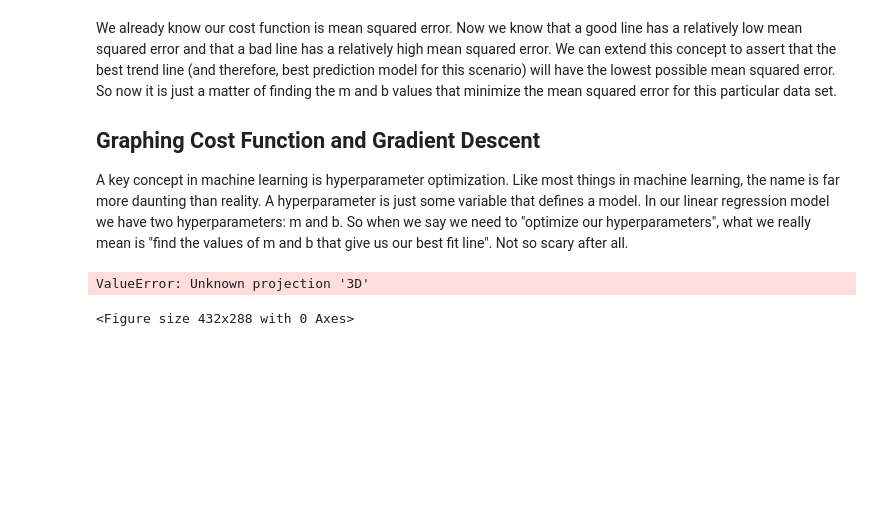
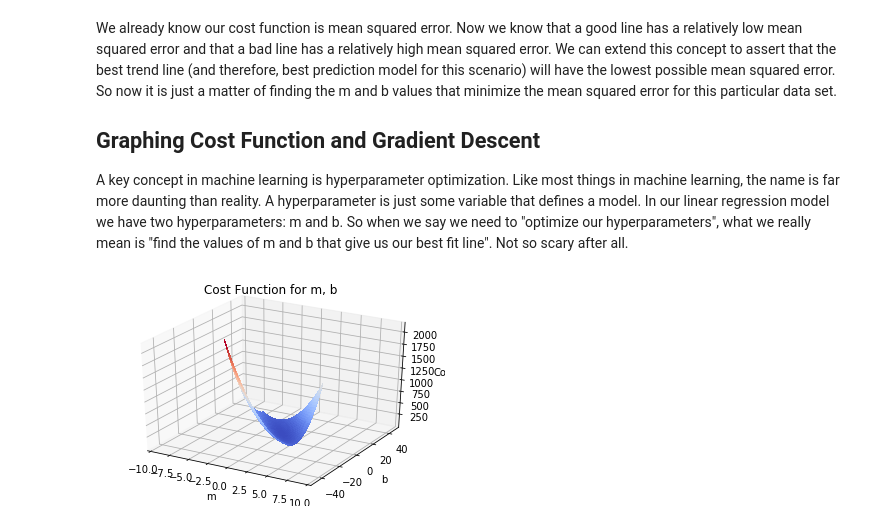
Before and after one commit to jaymztheking/Machine_Learning_Primer, a Jupyter notebook: Machine_Learning_Basics.ipynb, the cells around one changed output. Cells and saved outputs as stored; diff of their text form; code cells hidden in the pictures; blank space fills up the shorter version.

Commit message:
Add 3D cost plot to NB

```diff
--- a/Machine_Learning_Basics.ipynb
+++ b/Machine_Learning_Basics.ipynb
@@ -167,22 +167,28 @@ A key concept in machine learning is hyperparameter optimization.  Like most thi
 # %%
 %matplotlib inline
 import matplotlib.pyplot as pp
+from mpl_toolkits.mplot3d import Axes3D
+from matplotlib import cm
 import numpy as np
 
 
-m = np.linspace(-4, 4, 30)
-b = np.linspace(-20, 21, 30)
+m = np.arange(-4, 4, 0.25)
+b = np.arange(-20, 21, 0.25)
 M, B = np.meshgrid(m, b)
 Z = cost(data, M, B)
 
 fig = pp.figure()
-ax = pp.axes(projection='3D')
-ax.countour3D(mrange, brange, )
-ax.axis([-4,4,-20,20])
+ax = fig.gca(projection='3d')
+
+surf = ax.plot_surface(M, B, Z, cmap = cm.coolwarm,
+                      linewidth=0, antialiased=False)
+
+ax.axis([-10,10,-50,50])
 ax.set_xlabel('m')
 ax.set_ylabel('b')
 ax.set_zlabel('Cost')
 ax.set_title('Cost Function for m, b')
+
+pp.show()
 # %% [output]
-ValueError: Unknown projection '3D'
-<Figure size 432x288 with 0 Axes>
+[figure, added]
```
